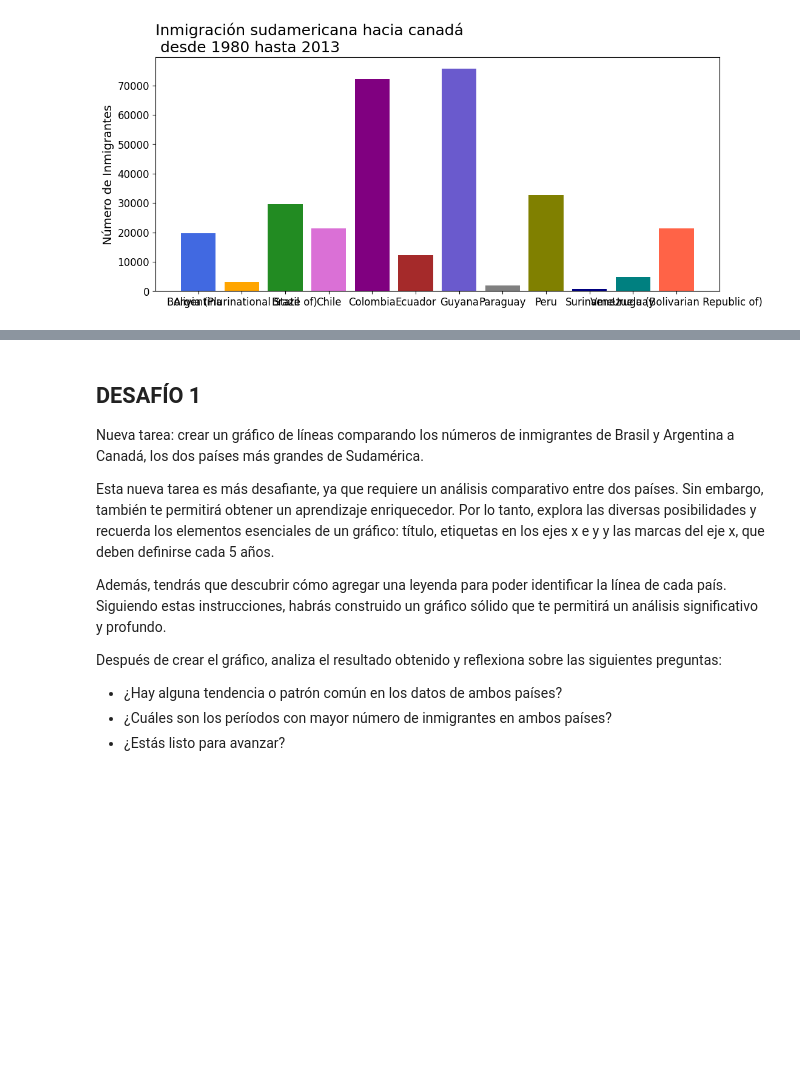
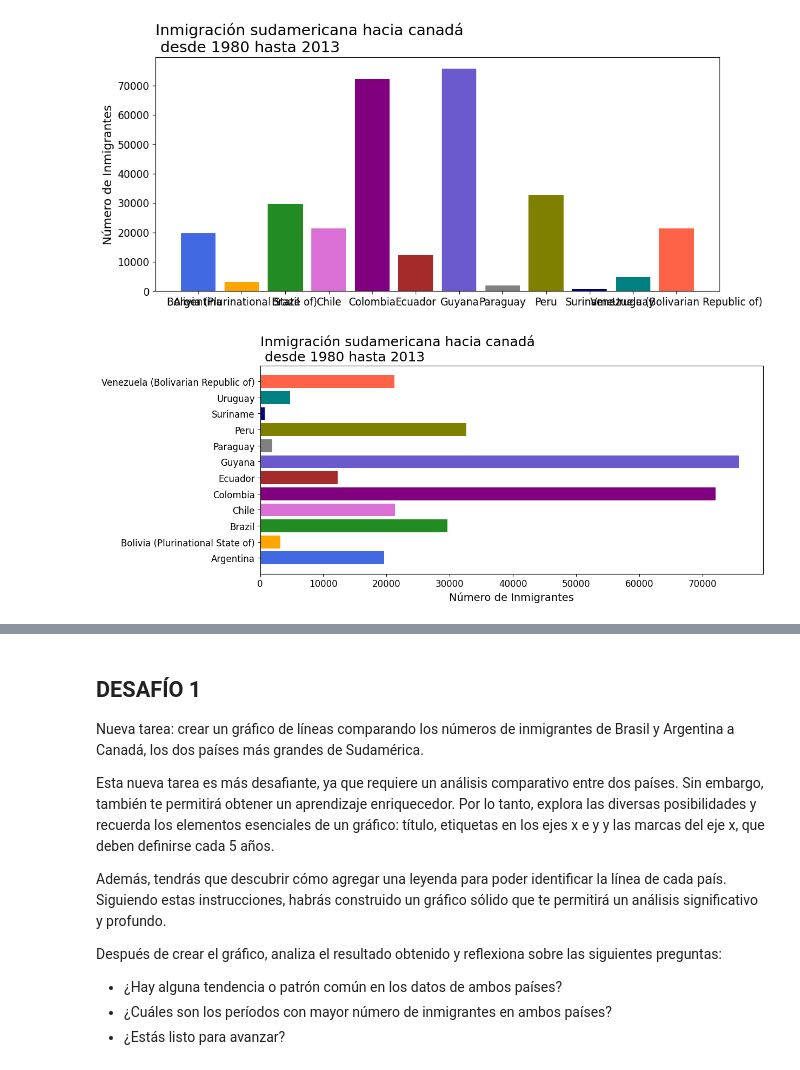
Before and after one commit to Maucho6340/pandas, a Jupyter notebook: visualizacion_de_datos.ipynb, the cells around one changed output, grey strips where cells are left out. Drawn from its saved outputs; the diff is of its cells as text; code cells hidden in the pictures; blank space fills up the shorter version.

```diff
--- a/visualizacion_de_datos.ipynb
+++ b/visualizacion_de_datos.ipynb
@@ -484,3 +486,14 @@ ax.yaxis.set_tick_params(labelsize=12)
 plt.show()
 # %% [output]
 [figure]
+# %%
+fig, ax = plt.subplots(figsize=(12,5))
+ax.barh(sudamerica.index, sudamerica['Total'], color=colores) # cambiamos a barras horizontales "barh"
+ax.set_title('Inmigración sudamericana hacia canadá\n desde 1980 hasta 2013', loc='left', fontsize=18)
+ax.set_ylabel('') # cambio de label a "y" set_ylabel
+ax.set_xlabel('Número de Inmigrantes', fontsize=14) # cambio de label a "x" set_xlabel
+ax.xaxis.set_tick_params(labelsize=12)
+ax.yaxis.set_tick_params(labelsize=12)
+plt.show()
+# %% [output]
+[figure, added]
```
Also changed, not shown: parts of 36 cells of this notebook.
